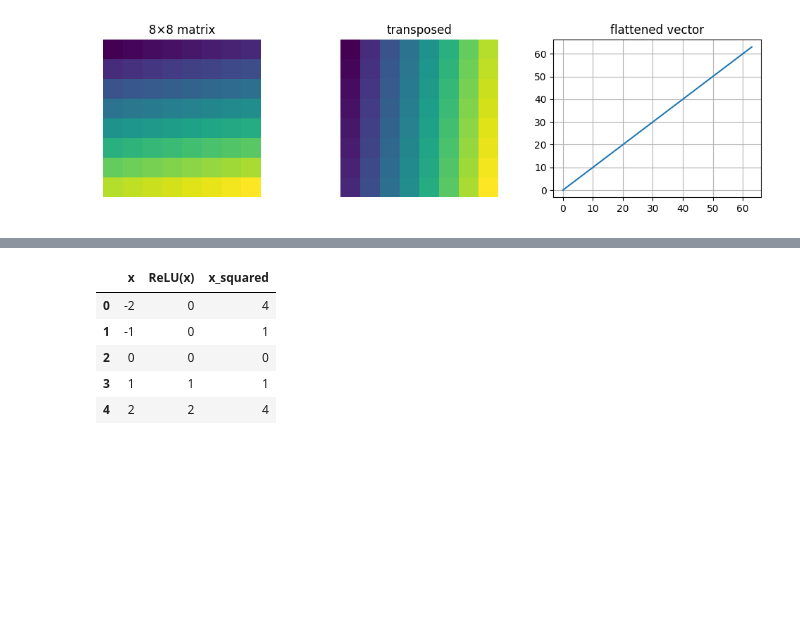
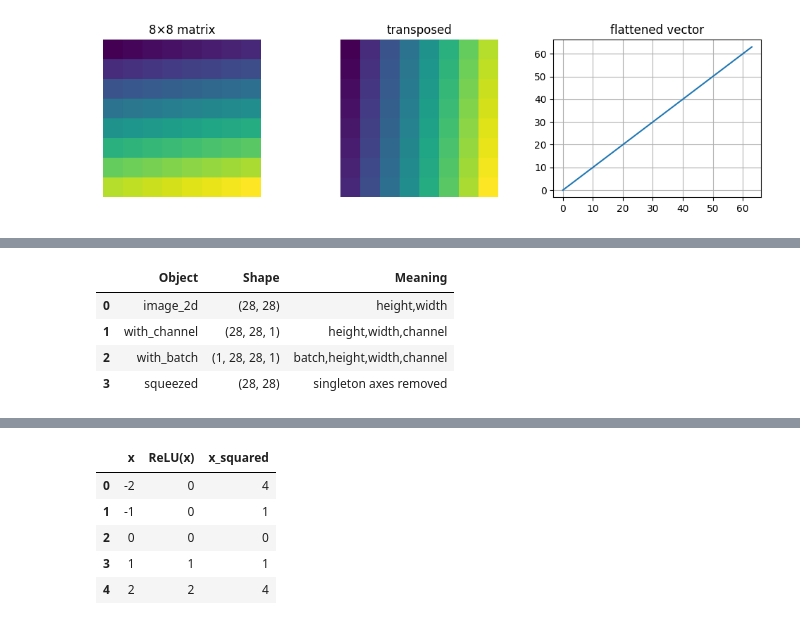
Before and after one commit to sidhu7777/Machine_Learning_Notes, a Jupyter notebook: deep_learning/modules/Module_02_Math_for_Deep_Learning.ipynb, the cells around one changed output, grey strips where cells are left out. Cells and saved outputs as stored; diff of their text form; code cells hidden in the pictures; blank space fills up the shorter version.

```diff
--- a/deep_learning/modules/Module_02_Math_for_Deep_Learning.ipynb
+++ b/deep_learning/modules/Module_02_Math_for_Deep_Learning.ipynb
@@ -337,0 +335,18 @@ batch shape: (3, 8, 8)
+# %%
+image_2d = np.zeros((28, 28))
+with_channel = np.expand_dims(image_2d, axis=-1)
+with_batch = np.expand_dims(with_channel, axis=0)
+squeezed = np.squeeze(with_batch)
+
+shape_ops = pd.DataFrame({
+    'Object': ['image_2d', 'with_channel', 'with_batch', 'squeezed'],
+    'Shape': [image_2d.shape, with_channel.shape, with_batch.shape, squeezed.shape],
+    'Meaning': ['height,width', 'height,width,channel', 'batch,height,width,channel', 'singleton axes removed']
+})
+display(shape_ops)
+# %% [output]
+|  | Object | Shape | Meaning |
+| 0 | image_2d | (28, 28) | height,width |
+| 1 | with_channel | (28, 28, 1) | height,width,channel |
+| 2 | with_batch | (1, 28, 28, 1) | batch,height,width,channel |
+| 3 | squeezed | (28, 28) | singleton axes removed |
```
Also changed, not shown: parts of 38 cells of this notebook.
